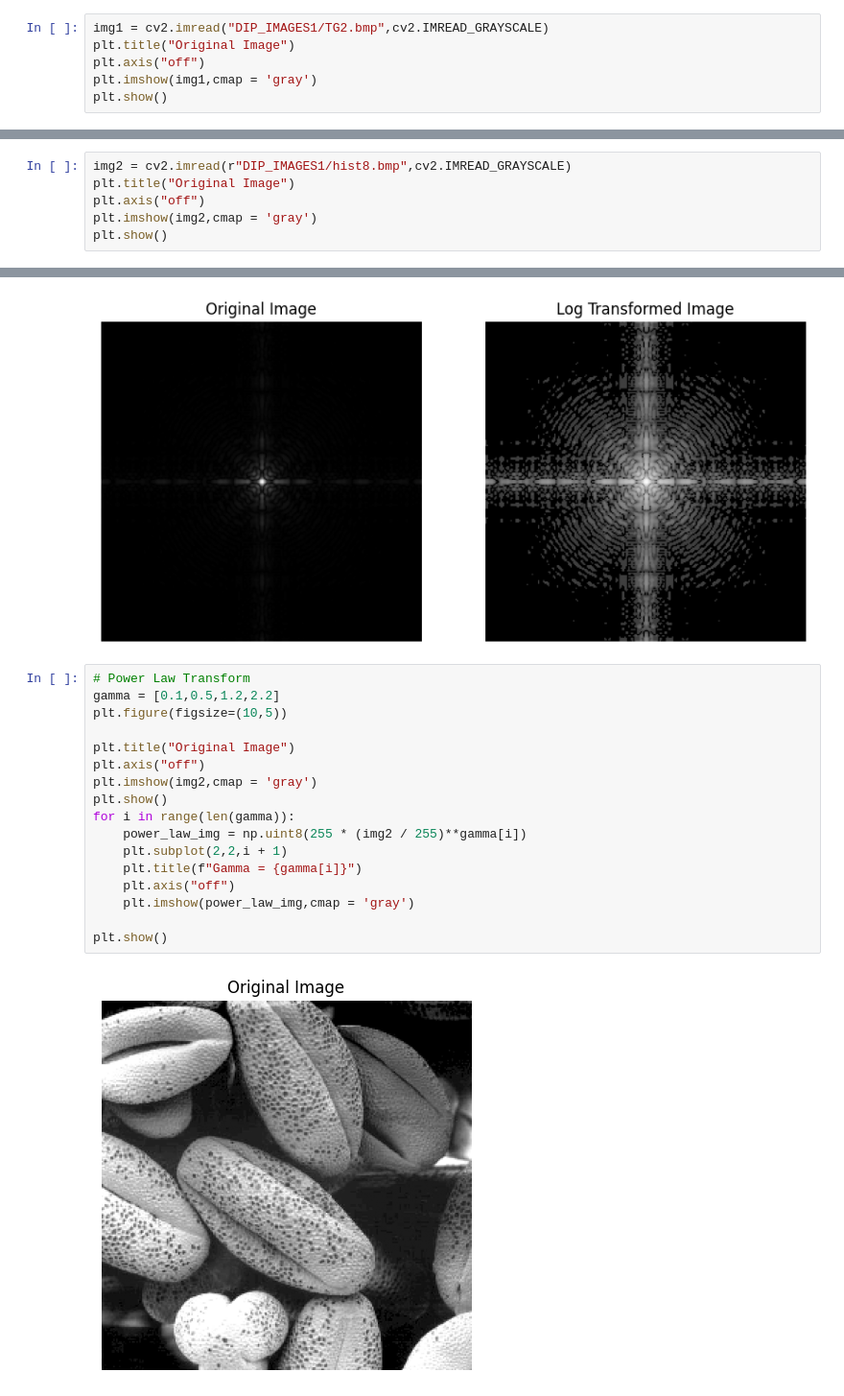
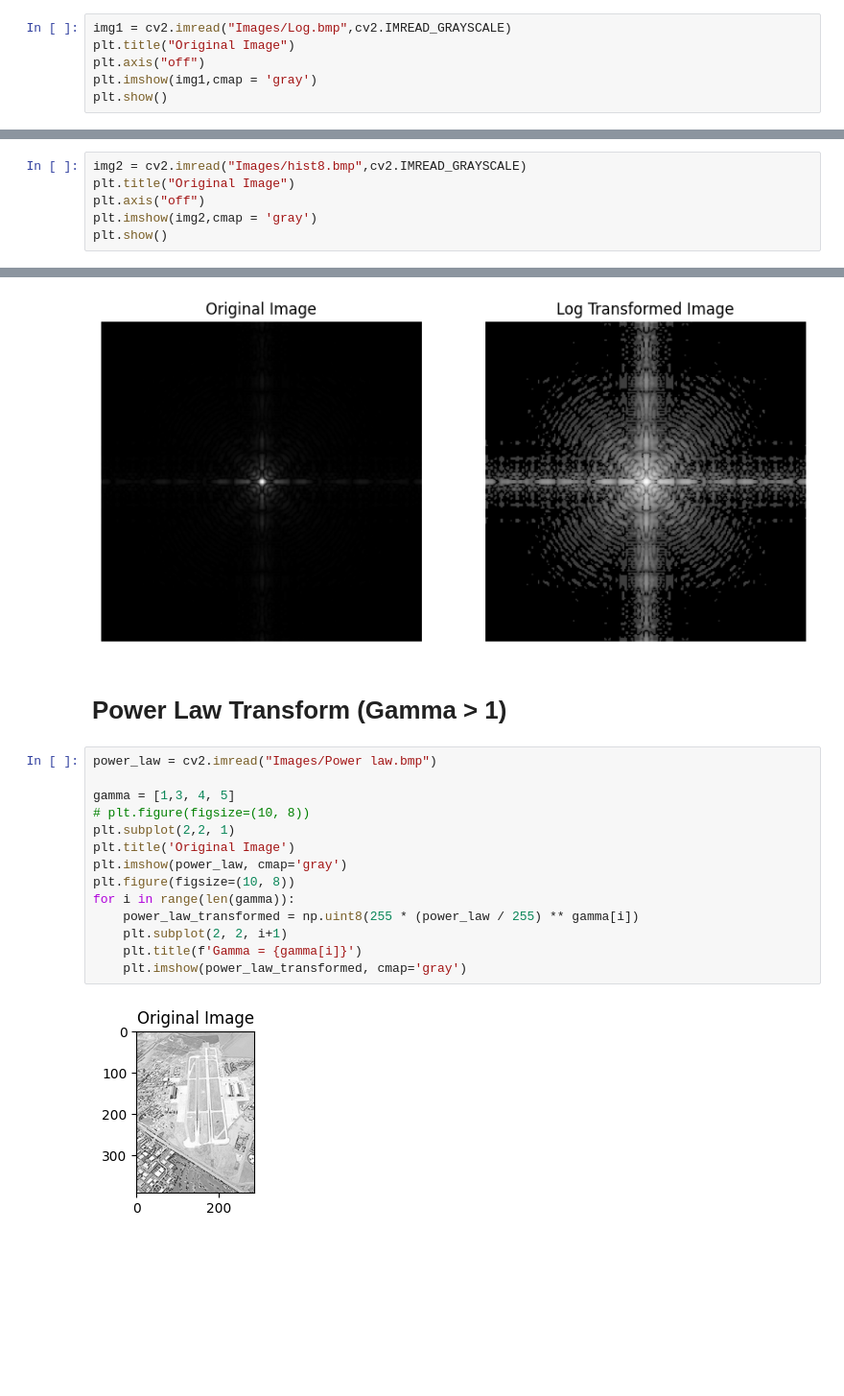
Before and after one commit to aayushthorat27/DIP_Codes, a Jupyter notebook: Exp2.ipynb, the cells around one changed output, grey strips where cells are left out. Shown at 96% size. Drawn from its saved outputs; the diff is of its cells as text; blank space fills up the shorter version.

```diff
--- a/Exp2.ipynb
+++ b/Exp2.ipynb
@@ -40,7 +10,7 @@ import cv2
 import matplotlib.pyplot as plt
 %matplotlib inline
 # %%
-img1 = cv2.imread("DIP_IMAGES1/TG2.bmp",cv2.IMREAD_GRAYSCALE)
+img1 = cv2.imread("Images/Log.bmp",cv2.IMREAD_GRAYSCALE)
 plt.title("Original Image")
 plt.axis("off")
 plt.imshow(img1,cmap = 'gray')
@@ -48,7 +18,7 @@ plt.show()
 # %% [output]
 [figure]
 # %%
-img2 = cv2.imread(r"DIP_IMAGES1/hist8.bmp",cv2.IMREAD_GRAYSCALE)
+img2 = cv2.imread("Images/hist8.bmp",cv2.IMREAD_GRAYSCALE)
 plt.title("Original Image")
 plt.axis("off")
 plt.imshow(img2,cmap = 'gray')
@@ -121,22 +95,21 @@ plt.imshow(result1,cmap = 'gray')
 plt.show()
 # %% [output]
 [figure]
+# %% [markdown]
+# Power Law Transform (Gamma > 1)
 # %%
-# Power Law Transform
-gamma = [0.1,0.5,1.2,2.2]
-plt.figure(figsize=(10,5))
+power_law = cv2.imread("Images/Power law.bmp")
 
-plt.title("Original Image")
-plt.axis("off")
-plt.imshow(img2,cmap = 'gray')
-plt.show()
+gamma = [1,3, 4, 5]
+# plt.figure(figsize=(10, 8))
+plt.subplot(2,2, 1)
+plt.title('Original Image')
+plt.imshow(power_law, cmap='gray')
+plt.figure(figsize=(10, 8))
 for i in range(len(gamma)):
-    power_law_img = np.uint8(255 * (img2 / 255)**gamma[i])
-    plt.subplot(2,2,i + 1)
-    plt.title(f"Gamma = {gamma[i]}")
-    plt.axis("off")
-    plt.imshow(power_law_img,cmap = 'gray')
-
-plt.show()
+    power_law_transformed = np.uint8(255 * (power_law / 255) ** gamma[i])
+    plt.subplot(2, 2, i+1)
+    plt.title(f'Gamma = {gamma[i]}')
+    plt.imshow(power_law_transformed, cmap='gray')
 # %% [output]
-[figure, old version]
+[figure, new version]
```
Also changed, not shown: parts of 10 cells of this notebook, 4 other files.
